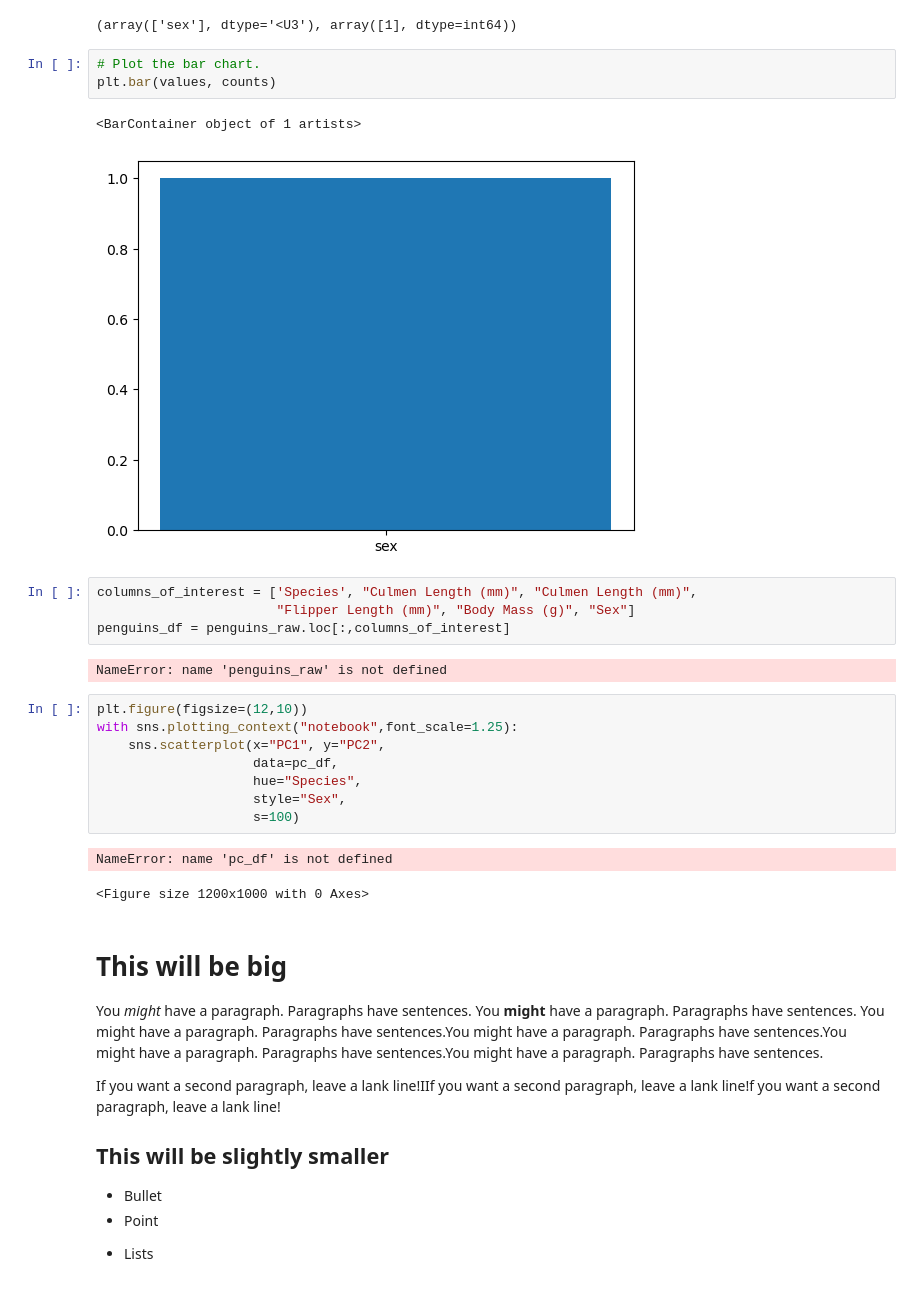
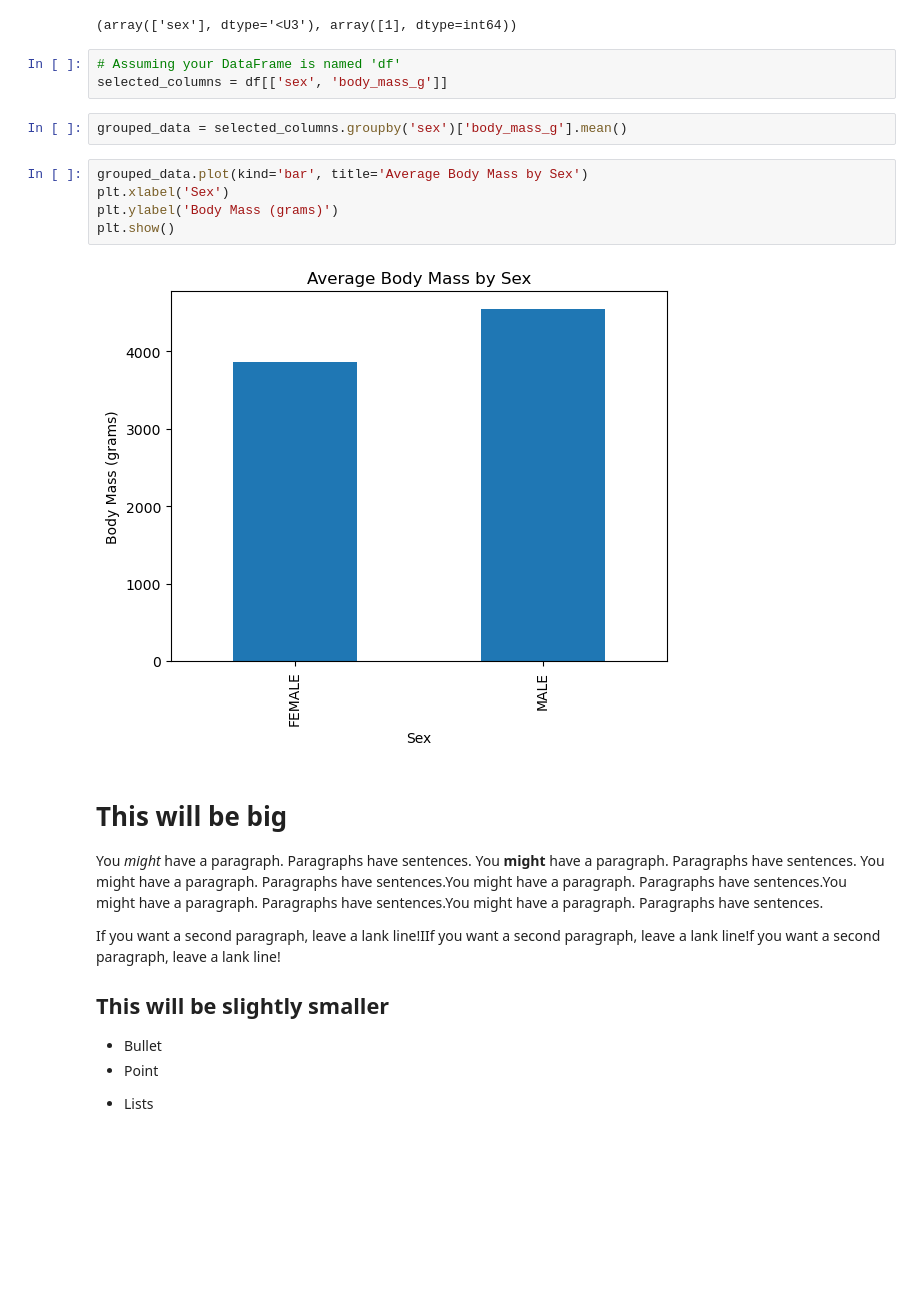
Before and after one commit to IanaraFer/classproject, a Jupyter notebook: penguins.ipynb, the cells around one changed output. Cells and saved outputs as stored; diff of their text form; blank space fills up the shorter version.

```diff
--- a/penguins.ipynb
+++ b/penguins.ipynb
@@ -170,29 +187,18 @@ values, counts = np.unique('sex', return_counts=True)
 values, counts
 # %% [output]
 (array(['sex'], dtype='<U3'), array([1], dtype=int64))
-# %%
-# Plot the bar chart.
-plt.bar(values, counts)
-# %% [output]
-<BarContainer object of 1 artists>
-[figure, removed]
-# %%
-columns_of_interest = ['Species', "Culmen Length (mm)", "Culmen Length (mm)",
-                       "Flipper Length (mm)", "Body Mass (g)", "Sex"]
-penguins_df = penguins_raw.loc[:,columns_of_interest]
-# %% [output]
-NameError: name 'penguins_raw' is not defined
-# %%
-plt.figure(figsize=(12,10))
-with sns.plotting_context("notebook",font_scale=1.25):
-    sns.scatterplot(x="PC1", y="PC2",
-                    data=pc_df,
-                    hue="Species",
-                    style="Sex",
-                    s=100)
-# %% [output]
-NameError: name 'pc_df' is not defined
-<Figure size 1200x1000 with 0 Axes>
+# %%
+# Assuming your DataFrame is named 'df'
+selected_columns = df[['sex', 'body_mass_g']]
+# %%
+grouped_data = selected_columns.groupby('sex')['body_mass_g'].mean()
+# %%
+grouped_data.plot(kind='bar', title='Average Body Mass by Sex')
+plt.xlabel('Sex')
+plt.ylabel('Body Mass (grams)')
+plt.show()
+# %% [output]
+[figure, added]
 # %% [markdown]
 # This will be big
 
```
Also changed, not shown: parts of 2 cells of this notebook.
